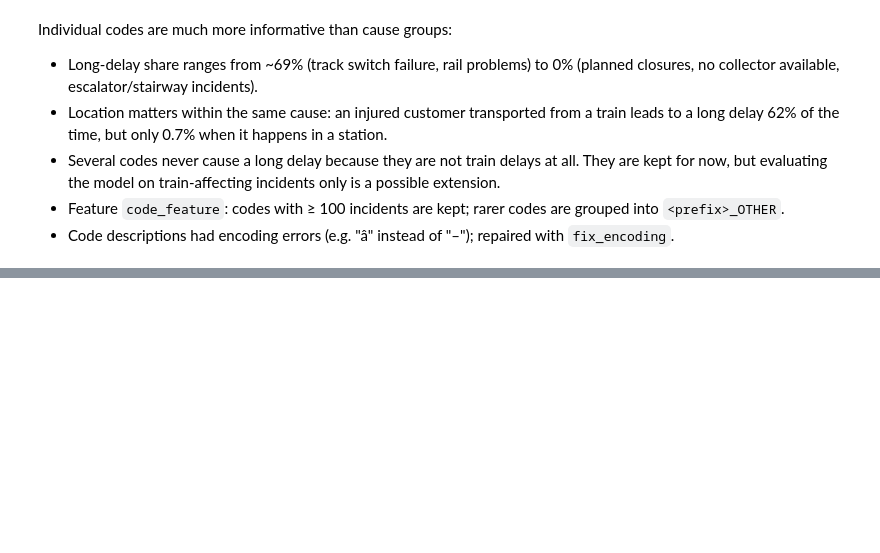
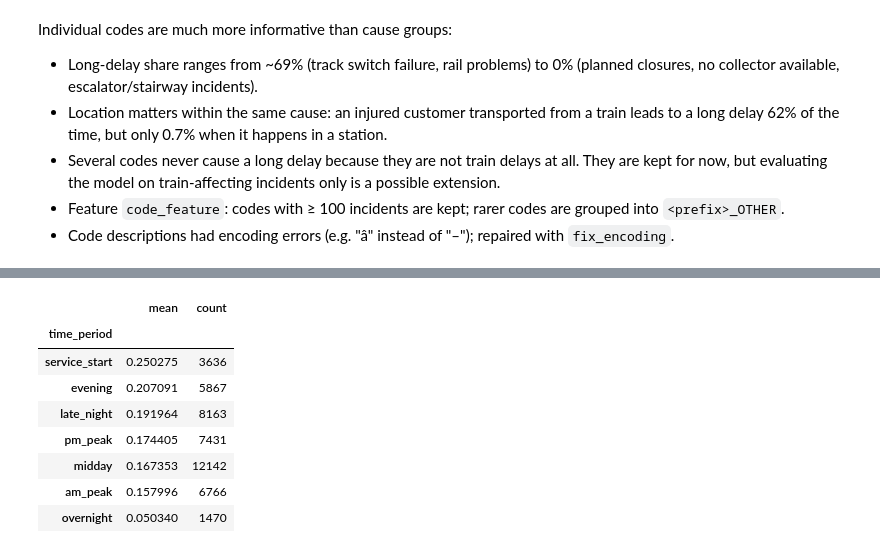
Before and after one commit to Stevenzou634/TTC-Delay-Prediction, a Jupyter notebook: notebooks/01_eda.ipynb, the cells around one changed output, grey strips where cells are left out. Saved outputs shown, nothing was run; the diff lists cells and outputs as text; code cells hidden in the pictures; blank space fills up the shorter version.

```diff
--- a/notebooks/01_eda.ipynb
+++ b/notebooks/01_eda.ipynb
@@ -520,0 +564,30 @@ Individual codes are much more informative than cause groups:
+# %%
+# Time-of-day periods, based on the hourly pattern above
+def time_period(hour):
+    """Group hours into periods with similar delay behaviour."""
+    if 2 <= hour <= 4:
+        return "overnight"      # subway mostly closed
+    if 5 <= hour <= 6:
+        return "service_start"
+    if 7 <= hour <= 9:
+        return "am_peak"
+    if 10 <= hour <= 15:
+        return "midday"
+    if 16 <= hour <= 18:
+        return "pm_peak"
+    if 19 <= hour <= 21:
+        return "evening"
+    return "late_night"         # 22-1
+
+df["time_period"] = df["hour"].apply(time_period)
+df.groupby("time_period")["long_delay"].agg(["mean", "count"]).sort_values("mean", ascending=False)
+# %% [output]
+|  | mean | count |
+| time_period |  |  |
+| service_start | 0.250275 | 3636 |
+| evening | 0.207091 | 5867 |
+| late_night | 0.191964 | 8163 |
+| pm_peak | 0.174405 | 7431 |
+| midday | 0.167353 | 12142 |
+| am_peak | 0.157996 | 6766 |
+| overnight | 0.050340 | 1470 |
```
Also changed, not shown: parts of 9 cells of this notebook.
